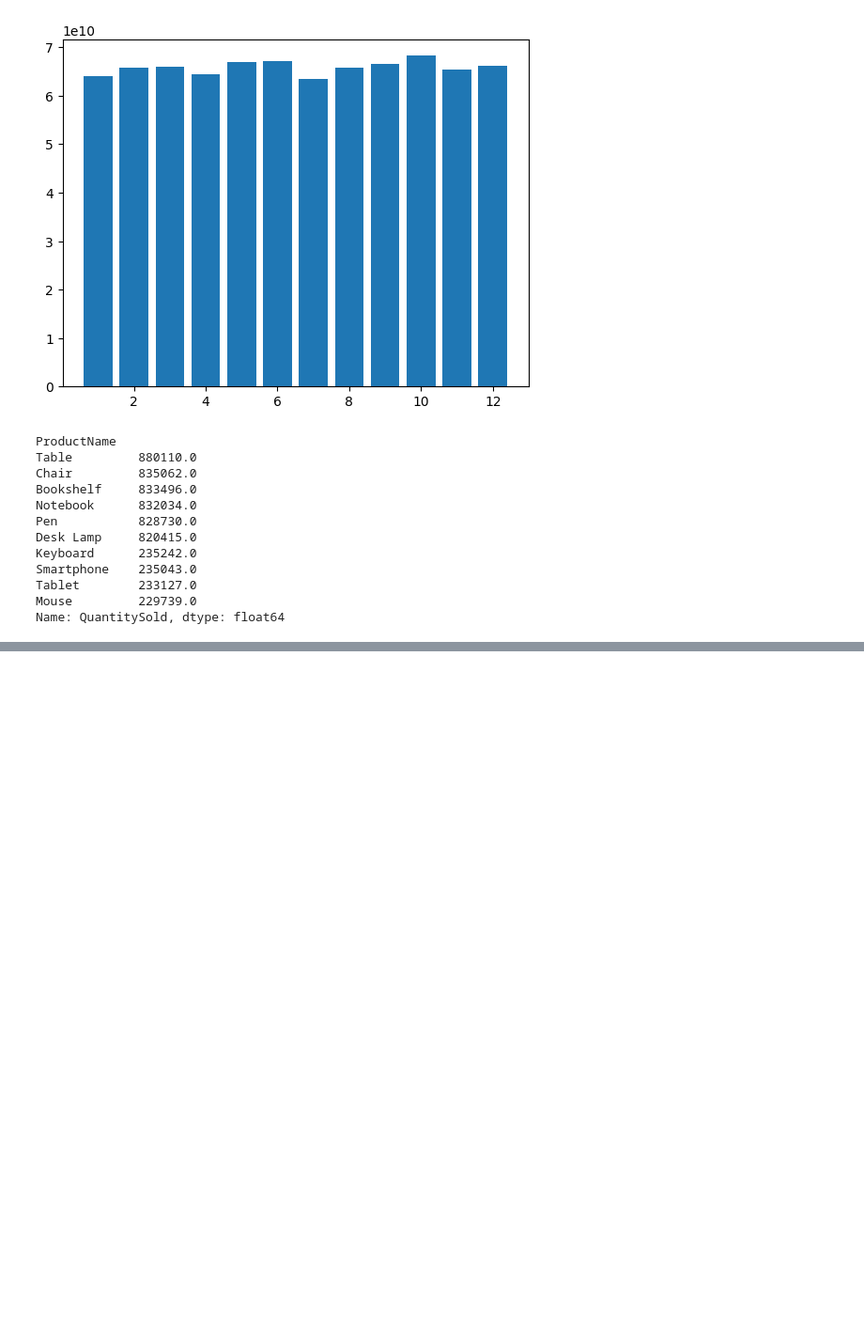
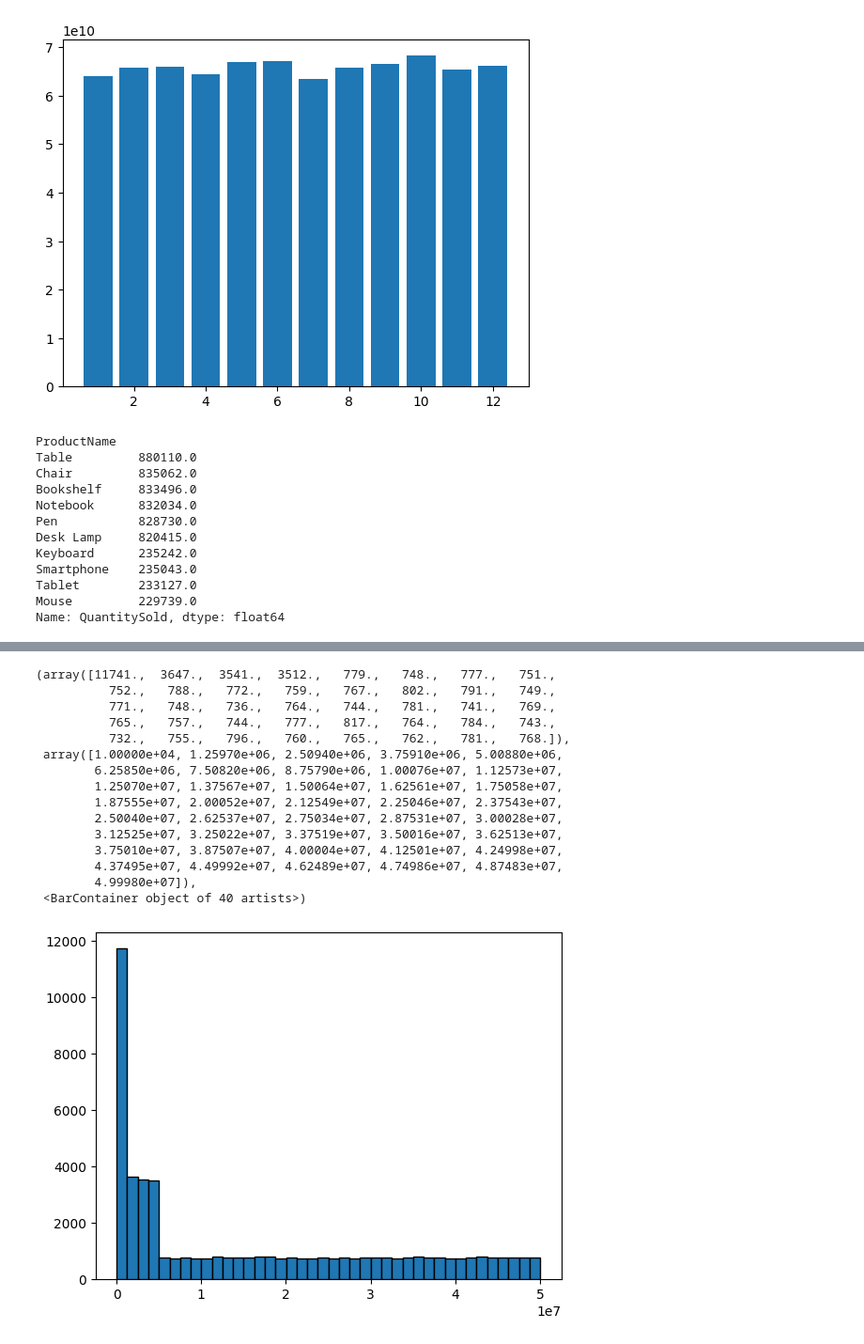
Before and after one commit to aminrahkan/sales-data-analysis, a Jupyter notebook: excercise 1 .ipynb, the cells around one changed output, grey strips where cells are left out. Shown at 94% size. Cells and saved outputs as stored; diff of their text form; code cells hidden in the pictures; blank space fills up the shorter version.

```diff
--- a/excercise 1 .ipynb
+++ b/excercise 1 .ipynb
@@ -216,0 +218,19 @@ plt.bar(BestSalesProduct.index,BestSalesProduct.values)
+# %%
+plt.hist(data['Price'],bins=40,edgecolor='k')
+# %% [output]
+(array([11741.,  3647.,  3541.,  3512.,   779.,   748.,   777.,   751.,
+          752.,   788.,   772.,   759.,   767.,   802.,   791.,   749.,
+          771.,   748.,   736.,   764.,   744.,   781.,   741.,   769.,
+          765.,   757.,   744.,   777.,   817.,   764.,   784.,   743.,
+          732.,   755.,   796.,   760.,   765.,   762.,   781.,   768.]),
+ array([1.00000e+04, 1.25970e+06, 2.50940e+06, 3.75910e+06, 5.00880e+06,
+        6.25850e+06, 7.50820e+06, 8.75790e+06, 1.00076e+07, 1.12573e+07,
+        1.25070e+07, 1.37567e+07, 1.50064e+07, 1.62561e+07, 1.75058e+07,
+        1.87555e+07, 2.00052e+07, 2.12549e+07, 2.25046e+07, 2.37543e+07,
+        2.50040e+07, 2.62537e+07, 2.75034e+07, 2.87531e+07, 3.00028e+07,
+        3.12525e+07, 3.25022e+07, 3.37519e+07, 3.50016e+07, 3.62513e+07,
+        3.75010e+07, 3.87507e+07, 4.00004e+07, 4.12501e+07, 4.24998e+07,
+        4.37495e+07, 4.49992e+07, 4.62489e+07, 4.74986e+07, 4.87483e+07,
+        4.99980e+07]),
+ <BarContainer object of 40 artists>)
+[figure, added]
```
Also changed, not shown: parts of 1 cell of this notebook.
